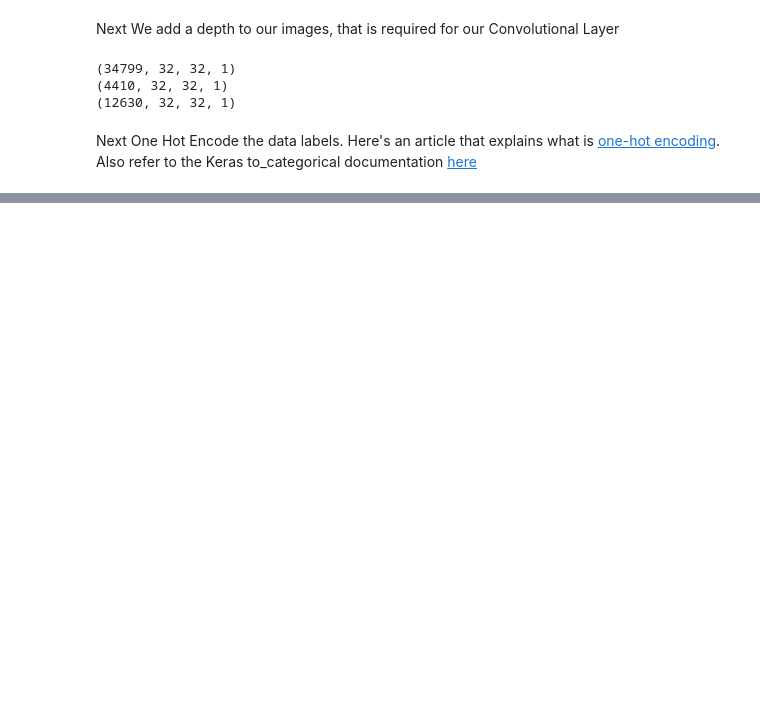
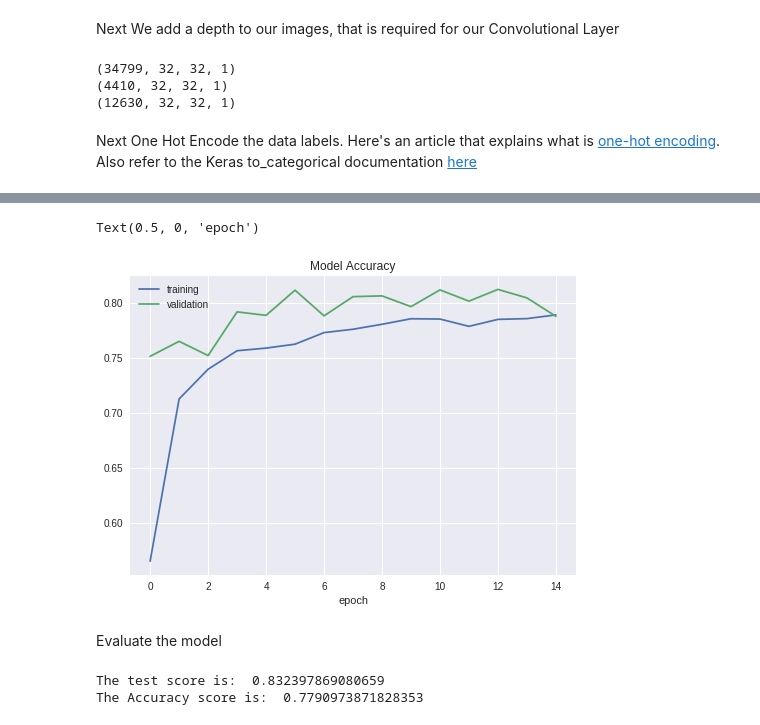
Before and after one commit to ItsCosmas/Traffic-Sign-Classification, a Jupyter notebook: Traffic_Sign_Classification.ipynb, the cells around one changed output, grey strips where cells are left out. Drawn from its saved outputs; the diff is of its cells as text; code cells hidden in the pictures; blank space fills up the shorter version.

```diff
--- a/Traffic_Sign_Classification.ipynb
+++ b/Traffic_Sign_Classification.ipynb
@@ -193,0 +279,18 @@ y_test = to_categorical(y_test, 43)
+# %%
+plt.plot(history.history['acc'])
+plt.plot(history.history['val_acc'])
+plt.legend(['training', 'validation'])
+plt.title('Model Accuracy')
+plt.xlabel('epoch')
+# %% [output]
+Text(0.5, 0, 'epoch')
+[figure, added]
+# %% [markdown]
+Evaluate the model
+# %%
+score = model.evaluate(X_test, y_test , verbose = 0)
+print("The test score is: ",score[0])
+print("The Accuracy score is: ",score[1])
+# %% [output]
+The test score is:  0.832397869080659
+The Accuracy score is:  0.7790973871828353
```
Also changed, not shown: parts of 10 cells of this notebook.
